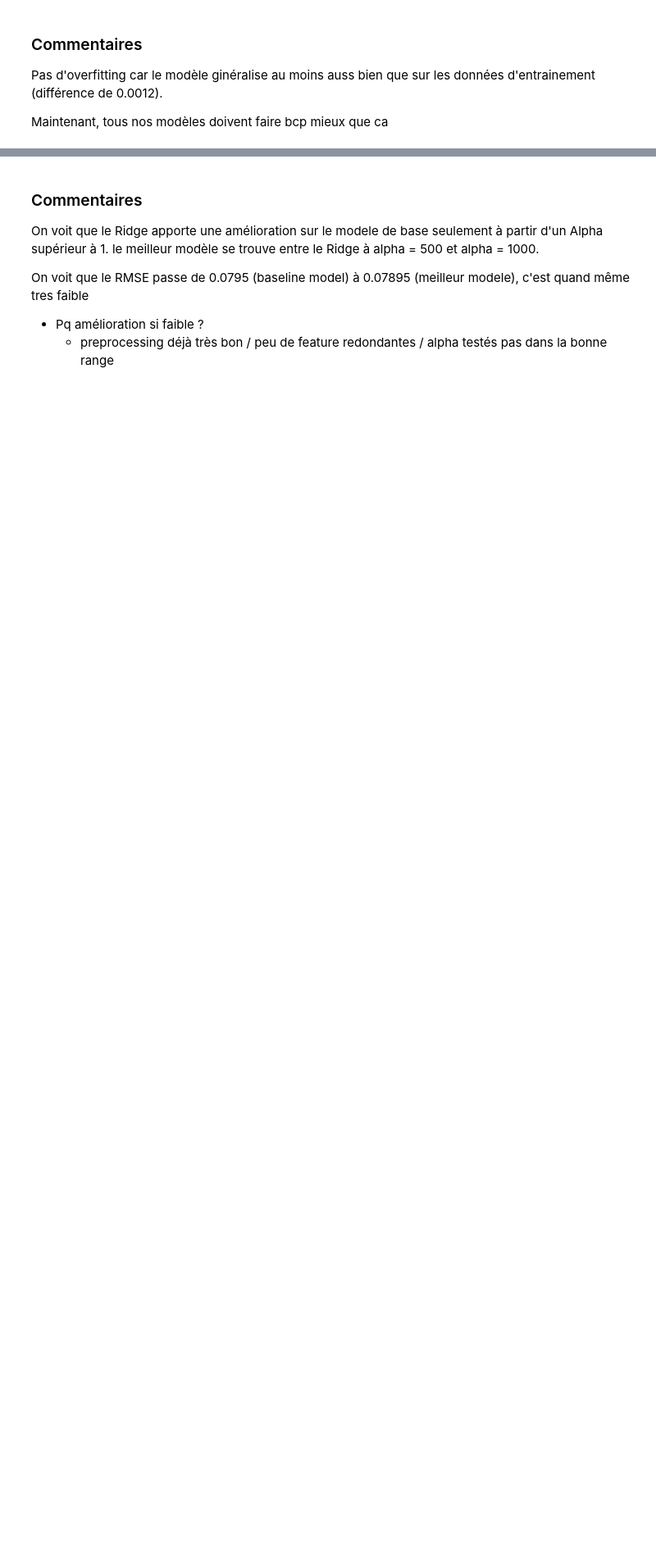
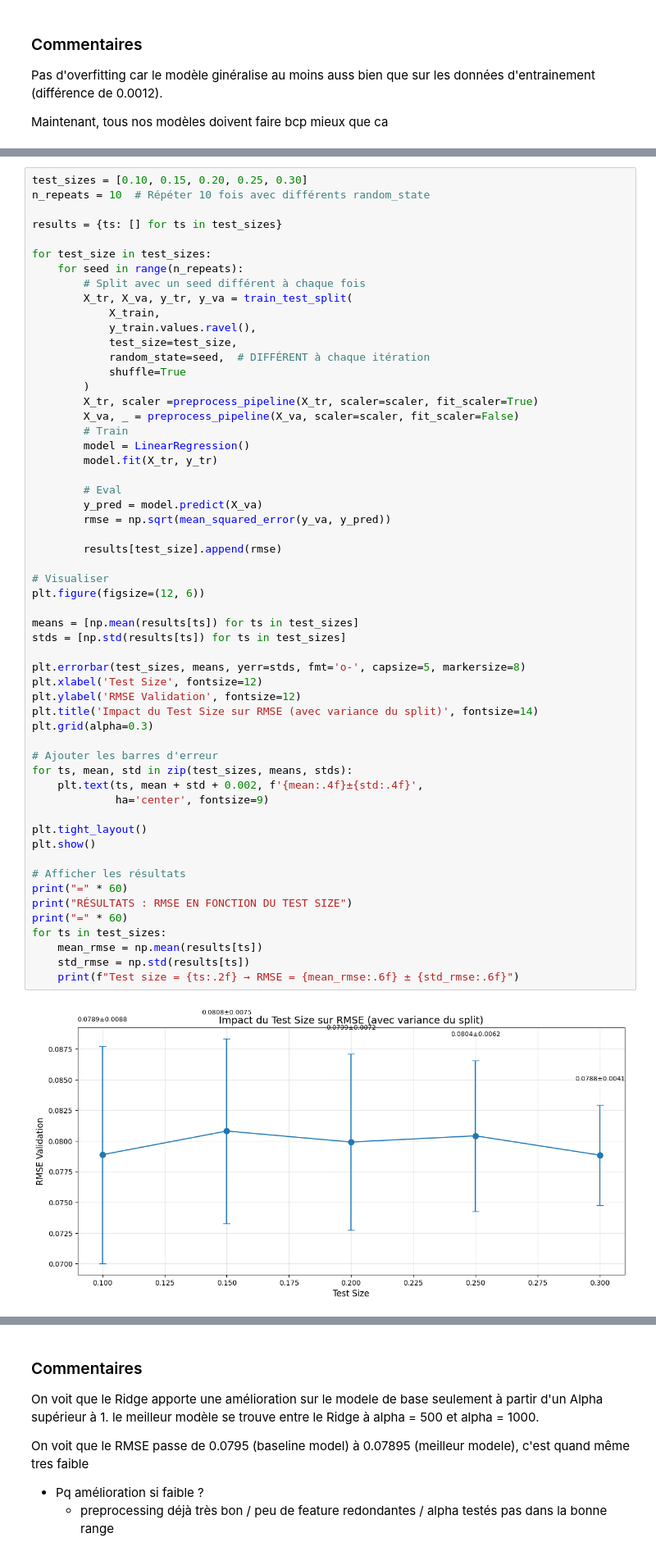
Before and after one commit to mat-bau/ml-project, a Jupyter notebook: notebooks/02_linear_model.ipynb, the cells around one changed output, grey strips where cells are left out. Shown at 82% size. Drawn from its saved outputs; the diff is of its cells as text; blank space fills up the shorter version.

```diff
--- a/notebooks/02_linear_model.ipynb
+++ b/notebooks/02_linear_model.ipynb
@@ -142,0 +164,58 @@ Maintenant, tous nos modèles doivent faire bcp mieux que ca
+# %%
+test_sizes = [0.10, 0.15, 0.20, 0.25, 0.30]
+n_repeats = 10  # Répéter 10 fois avec différents random_state
+
+results = {ts: [] for ts in test_sizes}
+
+for test_size in test_sizes:
+    for seed in range(n_repeats):
+        # Split avec un seed différent à chaque fois
+        X_tr, X_va, y_tr, y_va = train_test_split(
+            X_train,
+            y_train.values.ravel(),
+            test_size=test_size,
+            random_state=seed,  # DIFFÉRENT à chaque itération
+            shuffle=True
+        )
+        X_tr, scaler =preprocess_pipeline(X_tr, scaler=scaler, fit_scaler=True)
+        X_va, _ = preprocess_pipeline(X_va, scaler=scaler, fit_scaler=False)
+        # Train
+        model = LinearRegression()
+        model.fit(X_tr, y_tr)
+
+        # Eval
+        y_pred = model.predict(X_va)
+        rmse = np.sqrt(mean_squared_error(y_va, y_pred))
+
+        results[test_size].append(rmse)
+
+# Visualiser
+plt.figure(figsize=(12, 6))
+
+means = [np.mean(results[ts]) for ts in test_sizes]
+stds = [np.std(results[ts]) for ts in test_sizes]
+
+plt.errorbar(test_sizes, means, yerr=stds, fmt='o-', capsize=5, markersize=8)
+plt.xlabel('Test Size', fontsize=12)
+plt.ylabel('RMSE Validation', fontsize=12)
+plt.title('Impact du Test Size sur RMSE (avec variance du split)', fontsize=14)
+plt.grid(alpha=0.3)
+
+# Ajouter les barres d'erreur
+for ts, mean, std in zip(test_sizes, means, stds):
+    plt.text(ts, mean + std + 0.002, f'{mean:.4f}±{std:.4f}',
+             ha='center', fontsize=9)
+
+plt.tight_layout()
+plt.show()
+
+# Afficher les résultats
+print("=" * 60)
+print("RÉSULTATS : RMSE EN FONCTION DU TEST SIZE")
+print("=" * 60)
+for ts in test_sizes:
+    mean_rmse = np.mean(results[ts])
+    std_rmse = np.std(results[ts])
+    print(f"Test size = {ts:.2f} → RMSE = {mean_rmse:.6f} ± {std_rmse:.6f}")
+# %% [output]
+[figure, added]
```
Also changed, not shown: parts of 19 cells of this notebook, 1 other file.
